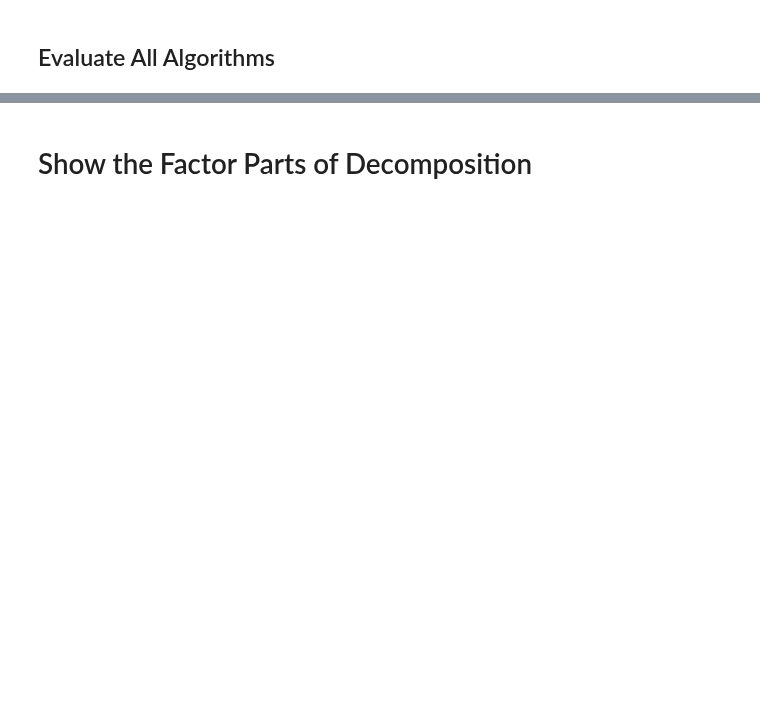
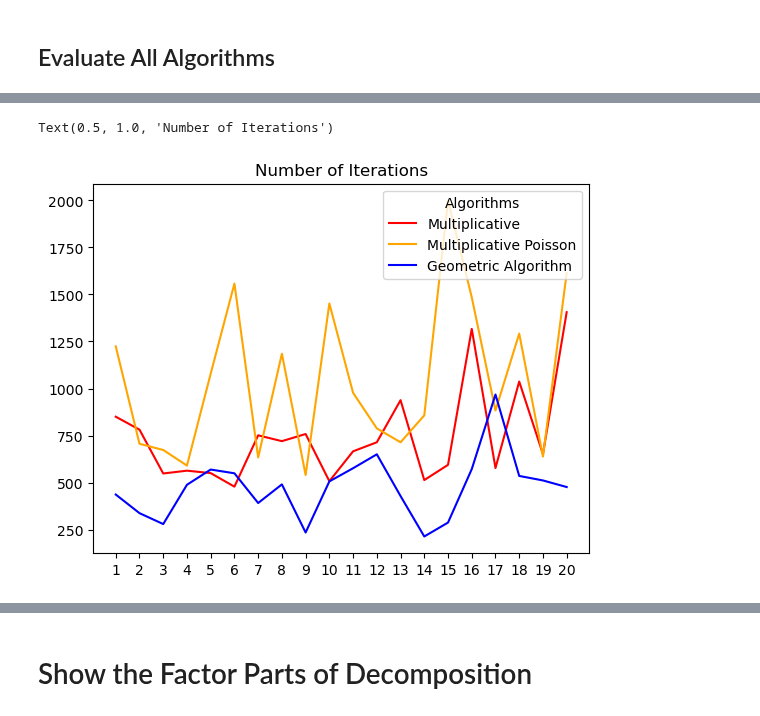
Before and after one commit to IntegrierBar/GeometricTensorFactorization, a Jupyter notebook: EvaluateAlgorithms.ipynb, the cells around one changed output, grey strips where cells are left out. Cells and saved outputs as stored; diff of their text form; code cells hidden in the pictures; blank space fills up the shorter version.

```diff
--- a/EvaluateAlgorithms.ipynb
+++ b/EvaluateAlgorithms.ipynb
@@ -193,0 +297,12 @@ Geometric Algorithm converged in 23.748 seconds and 144 iterations
+# %%
+plt.figure()
+for factorizer in factorizers:
+    x = np.arange(1, len(factorizer.get_number_of_iterations())+1)
+    plt.plot(x, factorizer.get_number_of_iterations(), color=factorizer.color, label=factorizer.label, linestyle=factorizer.linestyle)
+    #print_mean_and_variance(factorizer.get_number_of_iterations(), factorizer.label)
+plt.xticks(x)
+plt.legend(title='Algorithms', loc='upper right')
+plt.title("Number of Iterations")
+# %% [output]
+Text(0.5, 1.0, 'Number of Iterations')
+[figure, added]
```
Also changed, not shown: parts of 9 cells of this notebook, 6 other files.
